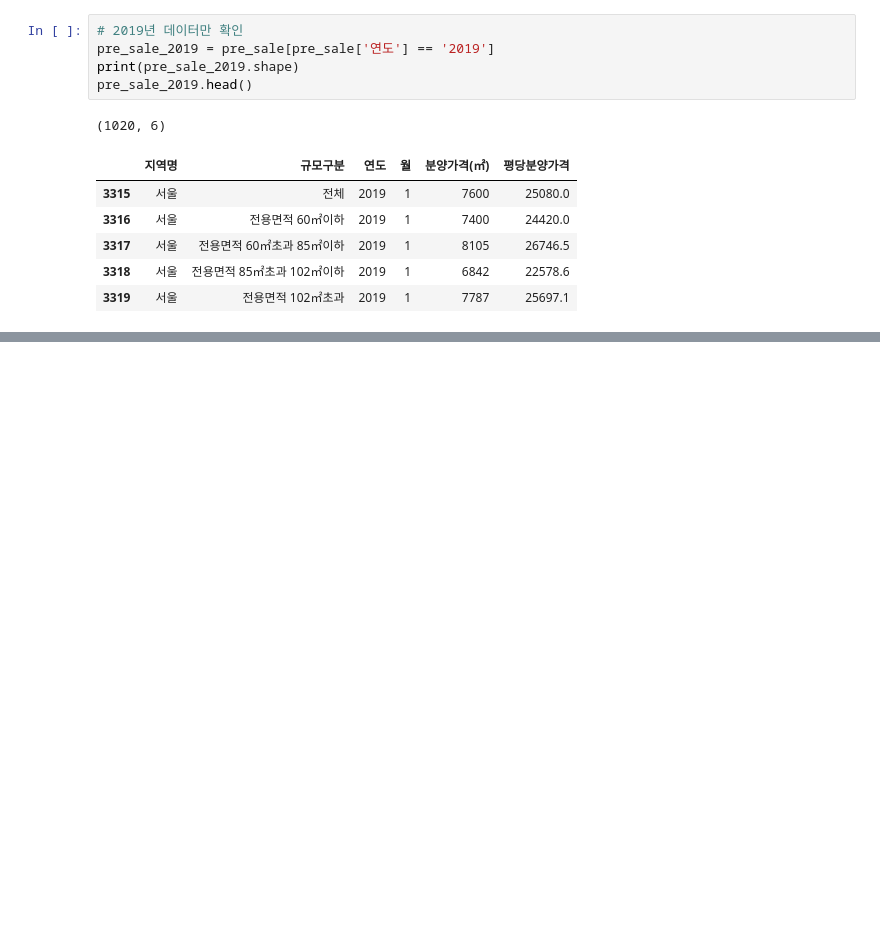
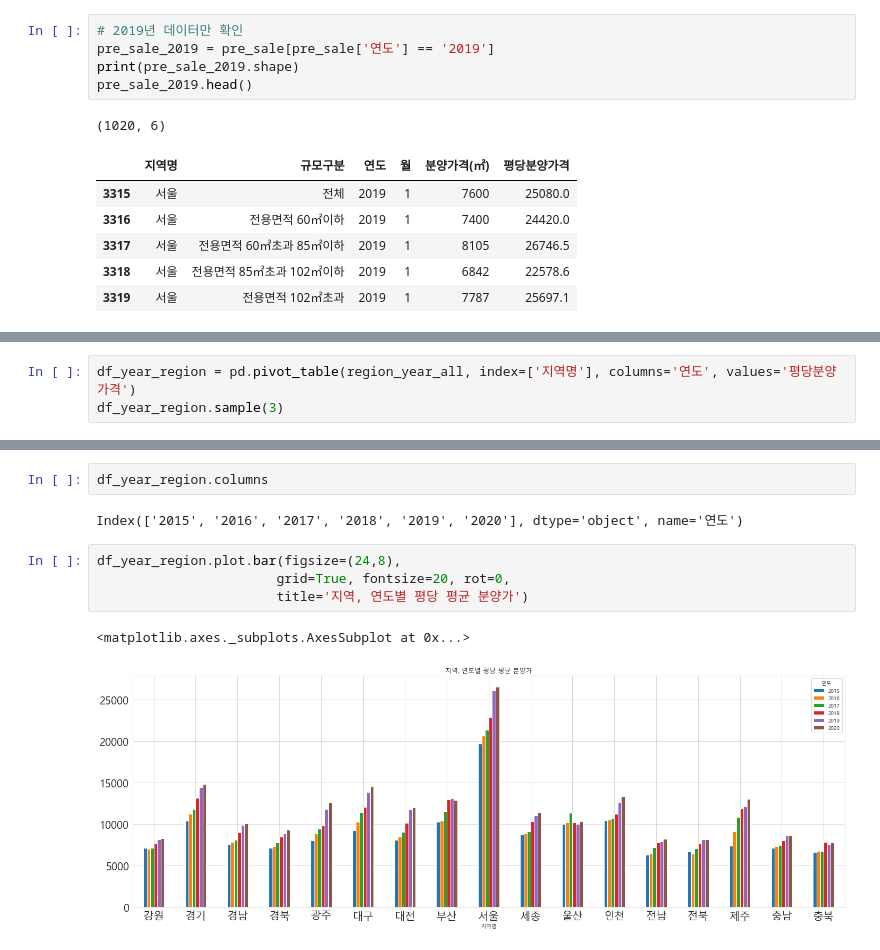
Before and after one commit to kamzzang/OpenDataAnalysis, a Jupyter notebook: Apt_presale_price_analysis.ipynb, the cells around one changed output, grey strips where cells are left out. Saved outputs shown, nothing was run; the diff lists cells and outputs as text; blank space fills up the shorter version.

```diff
--- a/Apt_presale_price_analysis.ipynb
+++ b/Apt_presale_price_analysis.ipynb
@@ -179,0 +295,3 @@ Name: 지역명, dtype: int64
+# %%
+df_year_region = pd.pivot_table(region_year_all, index=['지역명'], columns='연도', values='평당분양가격')
+df_year_region.sample(3)
@@ -179,0 +304,11 @@ Name: 지역명, dtype: int64
+# %%
+df_year_region.columns
+# %% [output]
+Index(['2015', '2016', '2017', '2018', '2019', '2020'], dtype='object', name='연도')
+# %%
+df_year_region.plot.bar(figsize=(24,8),
+                       grid=True, fontsize=20, rot=0,
+                       title='지역, 연도별 평당 평균 분양가')
+# %% [output]
+<matplotlib.axes._subplots.AxesSubplot at 0x...>
+[figure, added]
```
Also changed, not shown: parts of 19 cells of this notebook.
